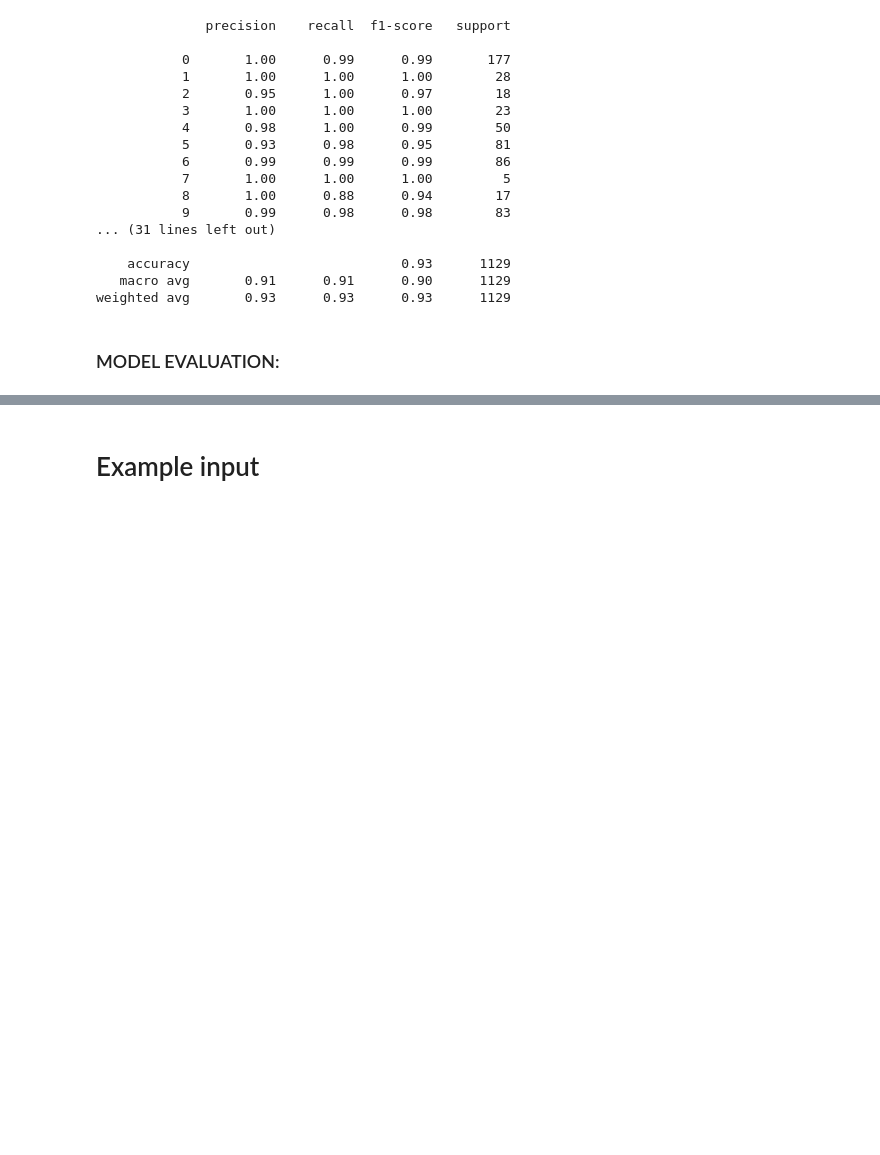
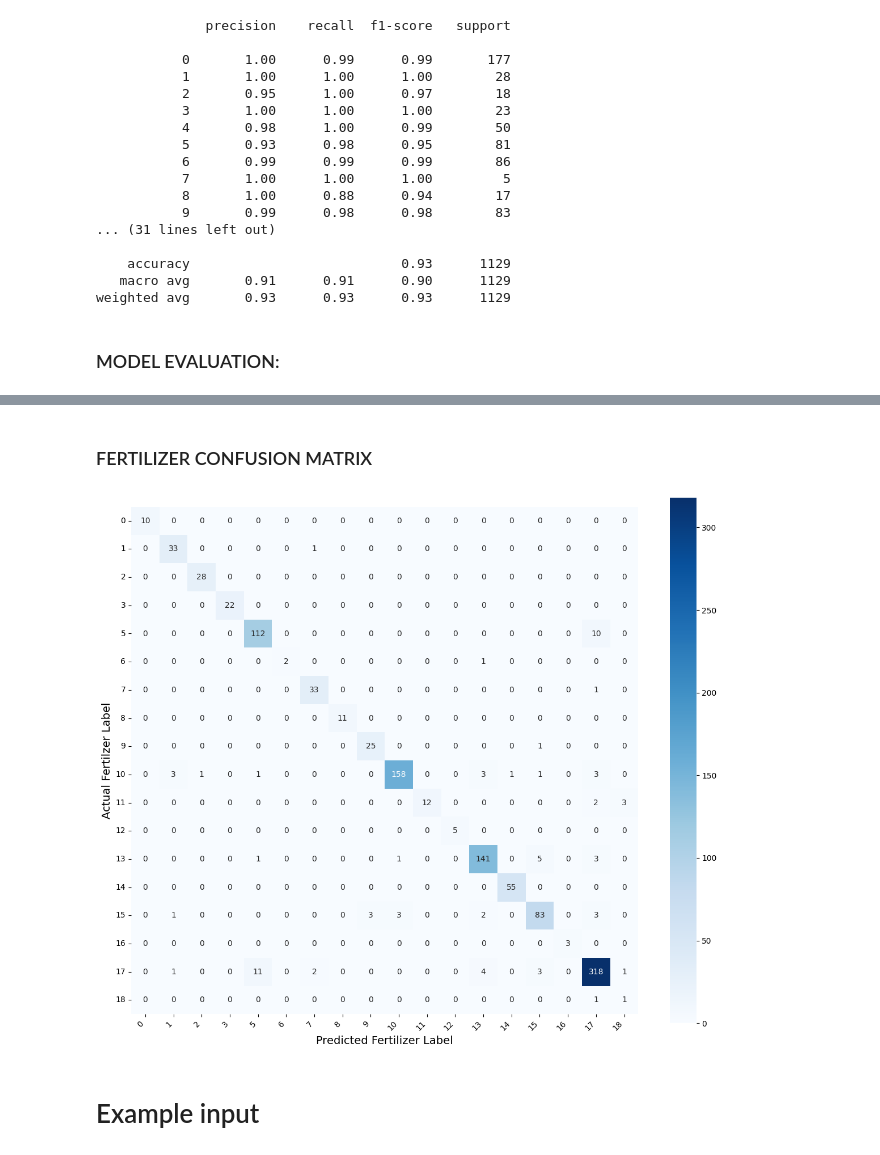
Before and after one commit to SwarnavoRay005/Smart-Crop-Advisor, a Jupyter notebook: Backend/model.ipynb, the cells around one changed output, grey strips where cells are left out. Drawn from its saved outputs; the diff is of its cells as text; code cells hidden in the pictures; blank space fills up the shorter version.

```diff
--- a/Backend/model.ipynb
+++ b/Backend/model.ipynb
@@ -263,3 +188,35 @@ Hamming Loss: 0.04030115146147033
+# %% [markdown]
+### FERTILIZER CONFUSION MATRIX
+# %%
+# 🔹 Fertilizer Confusion Matrix (Styled)
+
+cm_fert = confusion_matrix(y_test[:,1], y_pred[:,1])
+
+fert_labels = np.unique(y_test[:,1])
+
+plt.figure(figsize=(12, 10))
+
+sns.heatmap(
+    cm_fert,
+    annot=True,
+    fmt='d',
+    cmap='Blues',
+    xticklabels=fert_labels,
+    yticklabels=fert_labels,
+    square=True,
+    cbar=True
+)
+
+plt.xlabel("Predicted Fertilizer Label", fontsize=14)
+plt.ylabel("Actual Fertilzer Label", fontsize=14)
+
+plt.xticks(rotation=45, ha='right')
+plt.yticks(rotation=0)
+
+plt.tight_layout()
+plt.show()
+# %% [output]
+[figure, added]
 # %% [markdown]
 # Example input
 # %%
```
Also changed, not shown: parts of 1 cell of this notebook, 7 other files.
